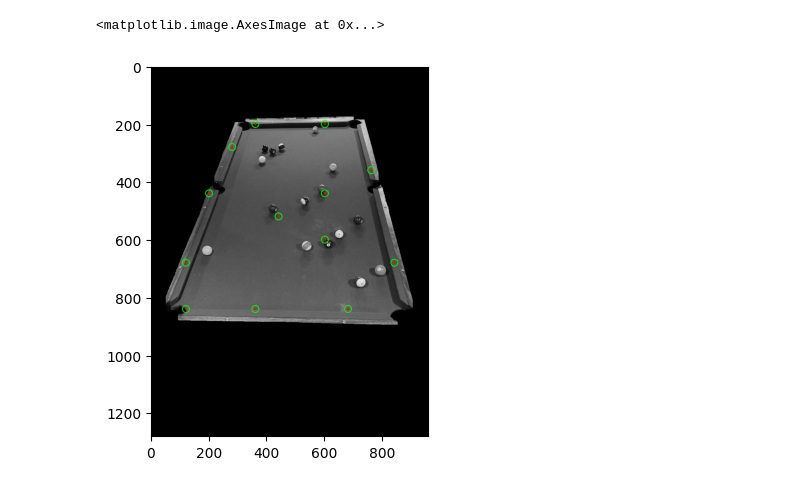
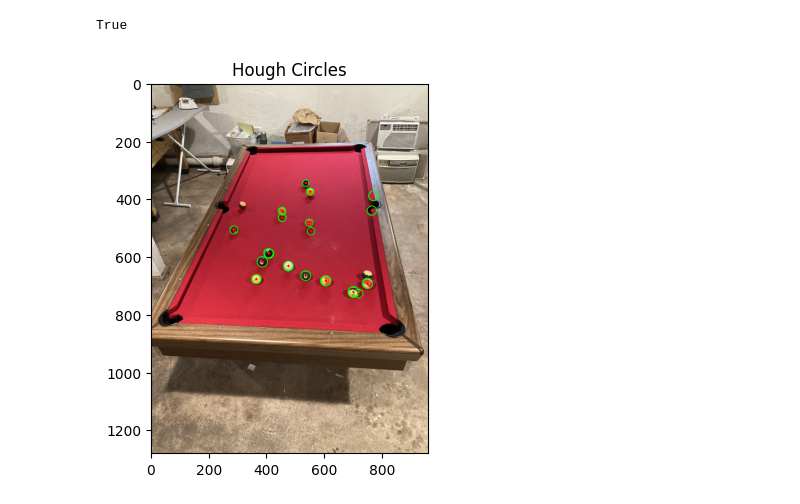
Before and after one commit to bennibbelink/cs766-final-project, a Jupyter notebook: ball_detect.ipynb, the cells around one changed output. Cells and saved outputs as stored; diff of their text form; code cells hidden in the pictures.

```diff
--- a/ball_detect.ipynb
+++ b/ball_detect.ipynb
@@ -15,21 +32,17 @@ plt.show()
 # order is blue, green, red
 lower_blue = np.array([0,0,150])
 upper_blue = np.array([150,100,255])
-# Threshold the HSV image to get only blue colors
-mask = cv2.inRange(image1, lower_blue, upper_blue)
-plt.title('After Thresholding')
-plt.imshow(mask)
-plt.show()
-erosion = mask
+mask = cv2.inRange(color, lower_blue, upper_blue)
 kernel = np.ones((7,7),np.uint8)
-dilation = cv2.dilate(erosion, kernel, iterations = 5)
+dilation = cv2.dilate(mask, kernel, iterations = 5)
+# dilation is grayscale, lets convert it to have three channels
+rgb_dilation = np.uint8(np.zeros((dilation.shape[0], dilation.shape[1], 3)))
+for i in range(rgb_dilation.shape[0]):
+    for j in range(rgb_dilation.shape[1]):
+        rgb_dilation[i][j][:] = dilation[i][j]
 
-plt.title('After Morphological Processing')
-plt.imshow(dilation)
-plt.show()
-
-res = cv2.bitwise_and(grayscale, dilation)
-plt.title('Only show the masked region')
+res = cv2.bitwise_and(color, rgb_dilation)
+res = cv2.cvtColor(res, cv2.COLOR_BGR2RGB)
 plt.imshow(res)
 plt.show()
 # %% [output]
@@ -39,14 +70,23 @@ plt.show()
 # %%
-cimg = cv2.cvtColor(res,cv2.COLOR_GRAY2BGR)
-circles = cv2.HoughCircles(res,cv2.HOUGH_GRADIENT,dp=80, minRadius=0, maxRadius=40, minDist=1)
+cimg = color
+graygrad = cv2.cvtColor(res, cv2.COLOR_RGB2GRAY)
+
+# graygrad = cv2.GaussianBlur(graygrad, (7, 7), 0)
+# cimg = cv2.cvtColor(grad,cv2.COLOR_GRAY2BGR)
+circles = cv2.HoughCircles(graygrad,cv2.HOUGH_GRADIENT_ALT,param1=300, param2=0.7, dp=2, minRadius=10, maxRadius=20, minDist=10)
 circles = np.uint16(np.around(circles))
+
 for i in circles[0,:]:
+# for i in range(5):
+    # cv2.circle(cimg, (100*i,110*i), 16, (0,255,0), 2)
     # draw the outer circle
     cv2.circle(cimg,(i[0],i[1]),i[2],(0,255,0),2)
     # draw the center of the circle
     cv2.circle(cimg,(i[0],i[1]),2,(0,0,255),3)
 
+plt.title("Hough Circles")
 plt.imshow(cv2.cvtColor(cimg, cv2.COLOR_BGR2RGB))
+cv2.imwrite('images/circles.png', cimg)
 # %% [output]
-<matplotlib.image.AxesImage at 0x...>
+True
-[figure, old version]
+[figure, new version]
```
Also changed, not shown: parts of 6 cells of this notebook, 1 other file.
